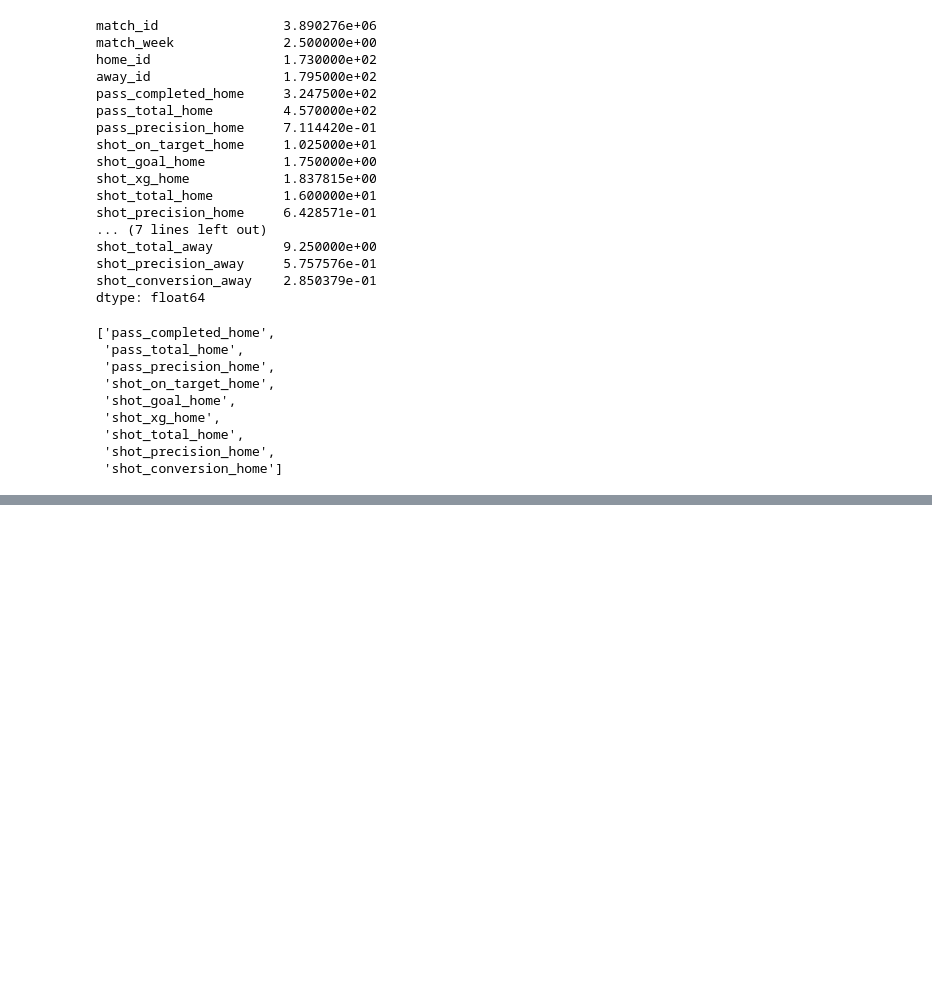
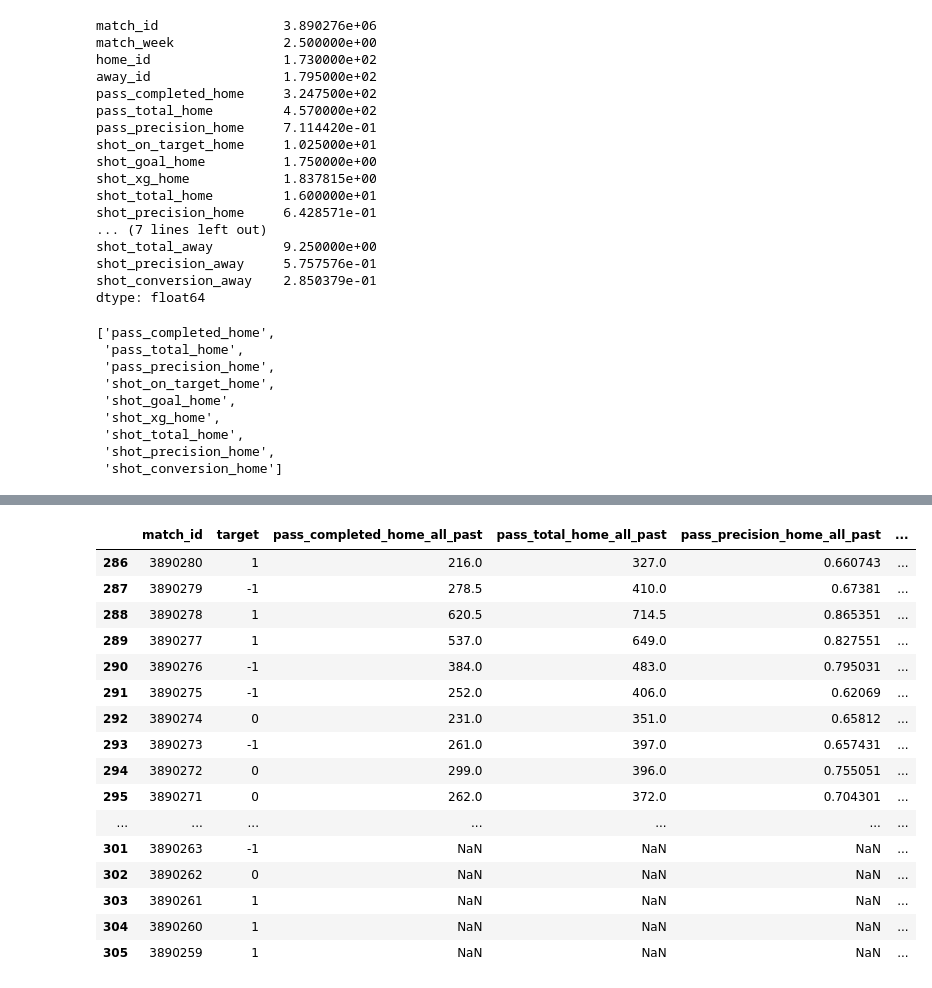
Before and after one commit to jotanavarrete/goalguru, a Jupyter notebook: notebooks/jota_statsbomb_work.ipynb, the cells around one changed output, grey strips where cells are left out. Saved outputs shown, nothing was run; the diff lists cells and outputs as text; code cells hidden in the pictures; blank space fills up the shorter version.

Commit message:
statsbomb get_season_past_info

```diff
--- a/notebooks/jota_statsbomb_work.ipynb
+++ b/notebooks/jota_statsbomb_work.ipynb
@@ -514,6 +514,6 @@ See the
 to_drop = ['kick_off', 'competition', 'season', 'home_team', 'away_team', 'home_score', 'away_score', 'competition_stage', 'target']
 match_full_test_dropped = match_full_test.drop(columns=to_drop)
 # %%
-test_match = match_full_test_dropped.query('match_week == 5').iloc[0]
+test_match = match_full_test.query('match_week == 5').iloc[0]
 test_match
 # %% [output]
@@ -615,7 +615,7 @@ def get_past_info(match_full, match, past_games=10):
     and away teams.
     '''
     # TODO: see if we want to drop this columns now or before (while processing)
-    to_drop = ['kick_off', 'competition', 'season', 'home_team', 'away_team', 'home_score', 'away_score', 'competition_stage', 'target']
+    to_drop = ['kick_off', 'competition', 'season', 'home_team', 'away_team', 'home_score', 'away_score', 'competition_stage']
     match_full_dropped = match_full.drop(columns=to_drop)
     match = match.drop(columns=to_drop)
     # useful variables
@@ -624,7 +624,7 @@ def get_past_info(match_full, match, past_games=10):
     away_team = match['away_id']
     home_last_info = get_past_info_per_team(match_full_dropped, home_team, actual_date, True, past_games)
     away_last_info = get_past_info_per_team(match_full_dropped, away_team, actual_date, False, past_games)
-    match_complete = pd.concat([match[['match_id']], home_last_info, away_last_info], axis=0)
+    match_complete = pd.concat([match[['match_id', 'target']], home_last_info, away_last_info], axis=0)
     return match_complete
 # %%
 get_past_info(match_full_test, test_match)
@@ -646,3 +646,21 @@ shot_total_away_last_10              18.0
 shot_precision_away_last_10      0.526042
 shot_conversion_away_last_10     0.064583
 dtype: object
+# %%
+def get_season_past_info(full_season_df):
+    '''
+    This function receives a dataframe that contains all the actual info of the
+    matches of a season, ie, what the function `get_full_season_df` returns,
+    and returns a dataframe that contains the past info for all the matches
+    and the target.
+    '''
+    matches = []
+    for _, row in full_season_df.iterrows():
+        res = pd.DataFrame(get_past_info(full_season_df, row)).T
+        matches.append(res)
+
+    matches_df = pd.concat(matches, ignore_index=True)
+    return matches_df
+# %%
+full_season_df = get_season_past_info(match_full_test)
+full_season_df
@@ -648,0 +681,20 @@ dtype: object
+# %%
+full_season_df.tail(20)
+# %% [output]
+|  | match_id | target | pass_completed_home_all_past | pass_total_home_all_past | pass_precision_home_all_past | ... |
+| 286 | 3890280 | 1 | 216.0 | 327.0 | 0.660743 | ... |
+| 287 | 3890279 | -1 | 278.5 | 410.0 | 0.67381 | ... |
+| 288 | 3890278 | 1 | 620.5 | 714.5 | 0.865351 | ... |
+| 289 | 3890277 | 1 | 537.0 | 649.0 | 0.827551 | ... |
+| 290 | 3890276 | -1 | 384.0 | 483.0 | 0.795031 | ... |
+| 291 | 3890275 | -1 | 252.0 | 406.0 | 0.62069 | ... |
+| 292 | 3890274 | 0 | 231.0 | 351.0 | 0.65812 | ... |
+| 293 | 3890273 | -1 | 261.0 | 397.0 | 0.657431 | ... |
+| 294 | 3890272 | 0 | 299.0 | 396.0 | 0.755051 | ... |
+| 295 | 3890271 | 0 | 262.0 | 372.0 | 0.704301 | ... |
+| ... | ... | ... | ... | ... | ... | ... |
+| 301 | 3890263 | -1 | NaN | NaN | NaN | ... |
+| 302 | 3890262 | 0 | NaN | NaN | NaN | ... |
+| 303 | 3890261 | 1 | NaN | NaN | NaN | ... |
+| 304 | 3890260 | 1 | NaN | NaN | NaN | ... |
+| 305 | 3890259 | 1 | NaN | NaN | NaN | ... |
```
Also changed, not shown: parts of 5 cells of this notebook.
